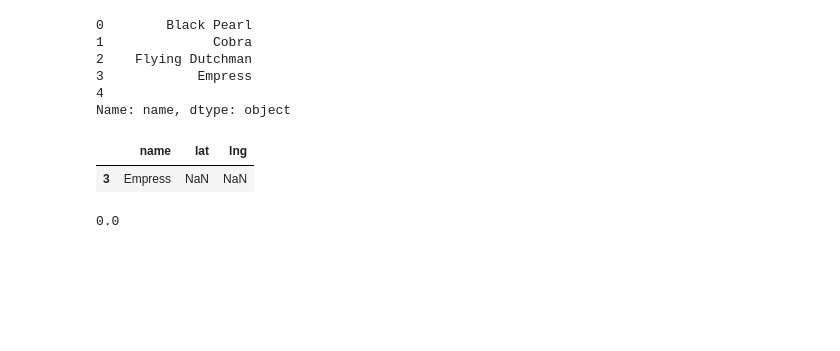
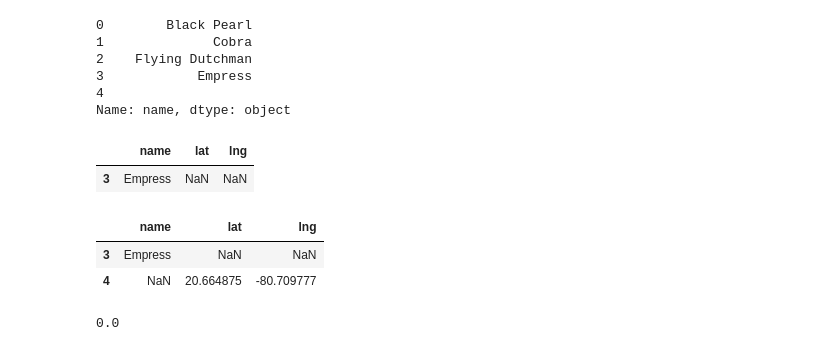
Before and after one commit to samira-shy/Python, a Jupyter notebook: Data Cleaning/datacleaning.ipynb, the cells around one changed output. Cells and saved outputs as stored; diff of their text form; code cells hidden in the pictures; blank space fills up the shorter version.

```diff
--- a/Data Cleaning/datacleaning.ipynb
+++ b/Data Cleaning/datacleaning.ipynb
@@ -368,6 +368,12 @@ mask = df['name'].str.strip() == ''
 # %%
 # Standardizes blank names as proper nulls.
 df.loc[mask, 'name'] = np.nan
+# %%
+df[df.isnull().any(axis=1)]
+# %% [output]
+|  | name | lat | lng |
+| 3 | Empress | NaN | NaN |
+| 4 | NaN | 20.664875 | -80.709777 |
 # %%
 # When summing data, NA values or empty data will be treated as zero.
 
```
Also changed, not shown: parts of 12 cells of this notebook, 2 other files.
